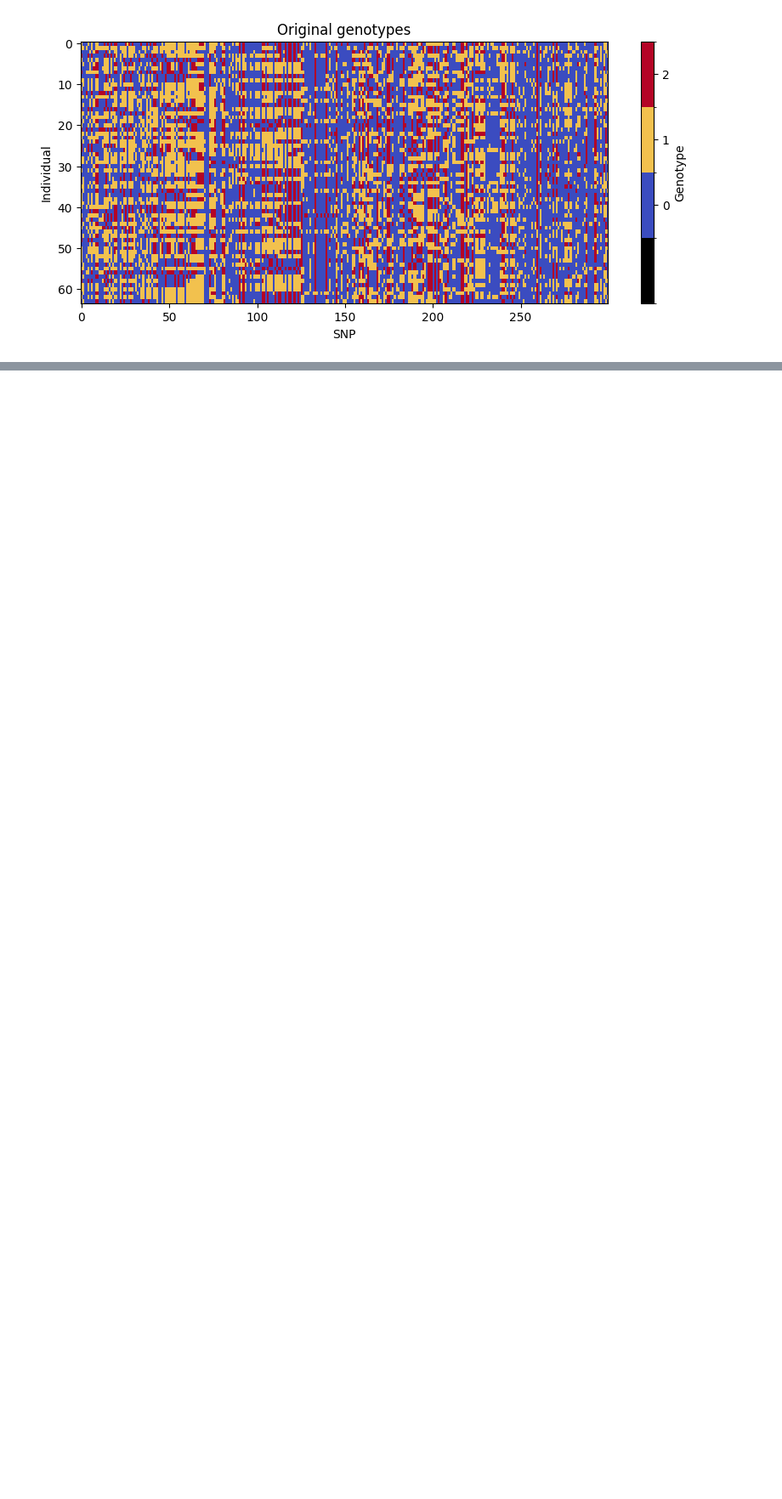
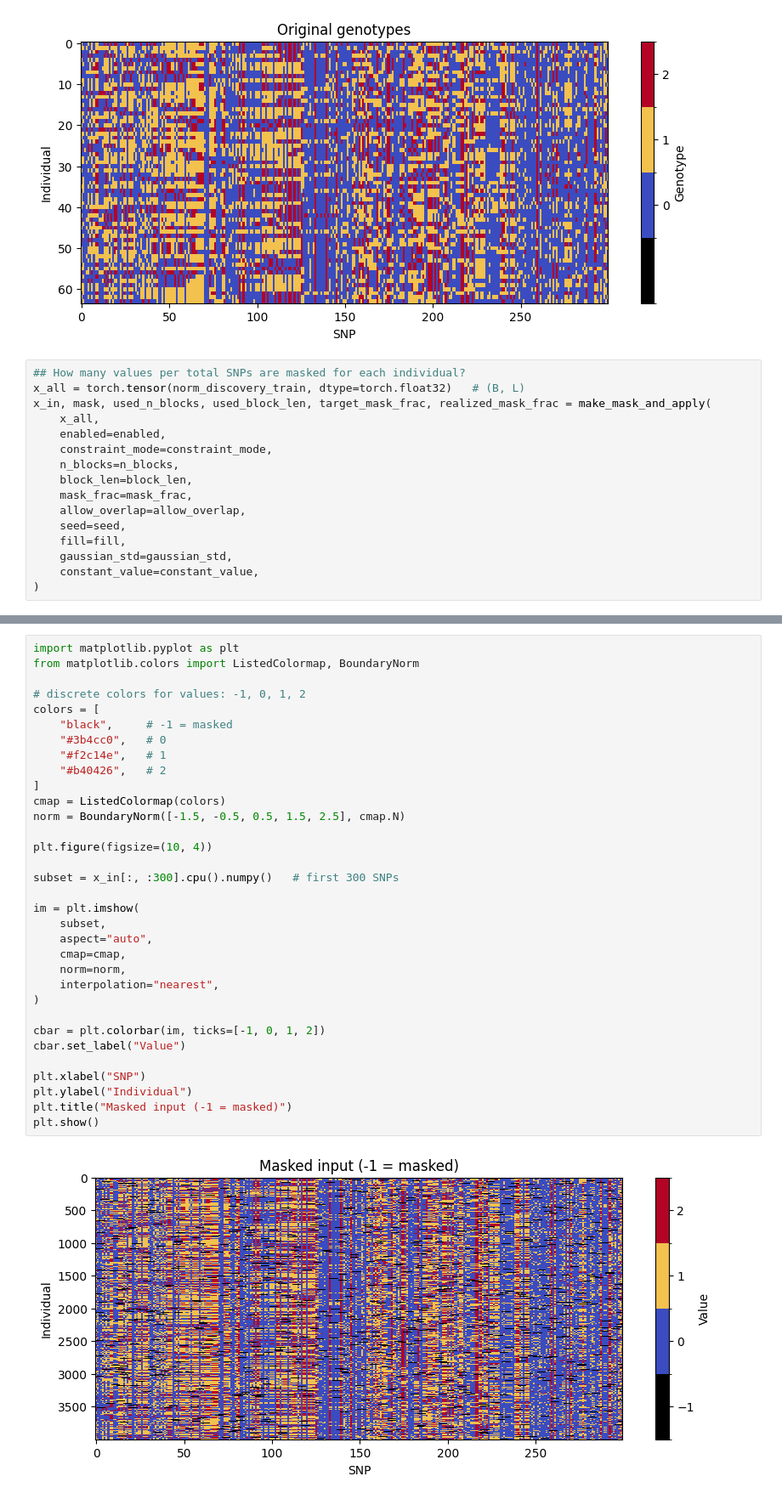
Before and after one commit to ak1376/PRS_Portability, a Jupyter notebook: notebooks/inspecting_VAE_results.ipynb, the cells around one changed output, grey strips where cells are left out. Shown at 85% size. Drawn from its saved outputs; the diff is of its cells as text; blank space fills up the shorter version.

```diff
--- a/notebooks/inspecting_VAE_results.ipynb
+++ b/notebooks/inspecting_VAE_results.ipynb
@@ -157,3 +189,19 @@ plt.title("Original genotypes")
 plt.show()
 # %% [output]
 [figure]
+# %%
+## How many values per total SNPs are masked for each individual?
+x_all = torch.tensor(norm_discovery_train, dtype=torch.float32)   # (B, L)
+x_in, mask, used_n_blocks, used_block_len, target_mask_frac, realized_mask_frac = make_mask_and_apply(
+    x_all,
+    enabled=enabled,
+    constraint_mode=constraint_mode,
+    n_blocks=n_blocks,
+    block_len=block_len,
+    mask_frac=mask_frac,
+    allow_overlap=allow_overlap,
+    seed=seed,
+    fill=fill,
+    gaussian_std=gaussian_std,
+    constant_value=constant_value,
+)
@@ -159,0 +246,35 @@ plt.show()
+# %%
+import matplotlib.pyplot as plt
+from matplotlib.colors import ListedColormap, BoundaryNorm
+
+# discrete colors for values: -1, 0, 1, 2
+colors = [
+    "black",     # -1 = masked
+    "#3b4cc0",   # 0
+    "#f2c14e",   # 1
+    "#b40426",   # 2
+]
+cmap = ListedColormap(colors)
+norm = BoundaryNorm([-1.5, -0.5, 0.5, 1.5, 2.5], cmap.N)
+
+plt.figure(figsize=(10, 4))
+
+subset = x_in[:, :300].cpu().numpy()   # first 300 SNPs
+
+im = plt.imshow(
+    subset,
+    aspect="auto",
+    cmap=cmap,
+    norm=norm,
+    interpolation="nearest",
+)
+
+cbar = plt.colorbar(im, ticks=[-1, 0, 1, 2])
+cbar.set_label("Value")
+
+plt.xlabel("SNP")
+plt.ylabel("Individual")
+plt.title("Masked input (-1 = masked)")
+plt.show()
+# %% [output]
+[figure, added]
```
Also changed, not shown: parts of 45 cells of this notebook, 5 other files.
